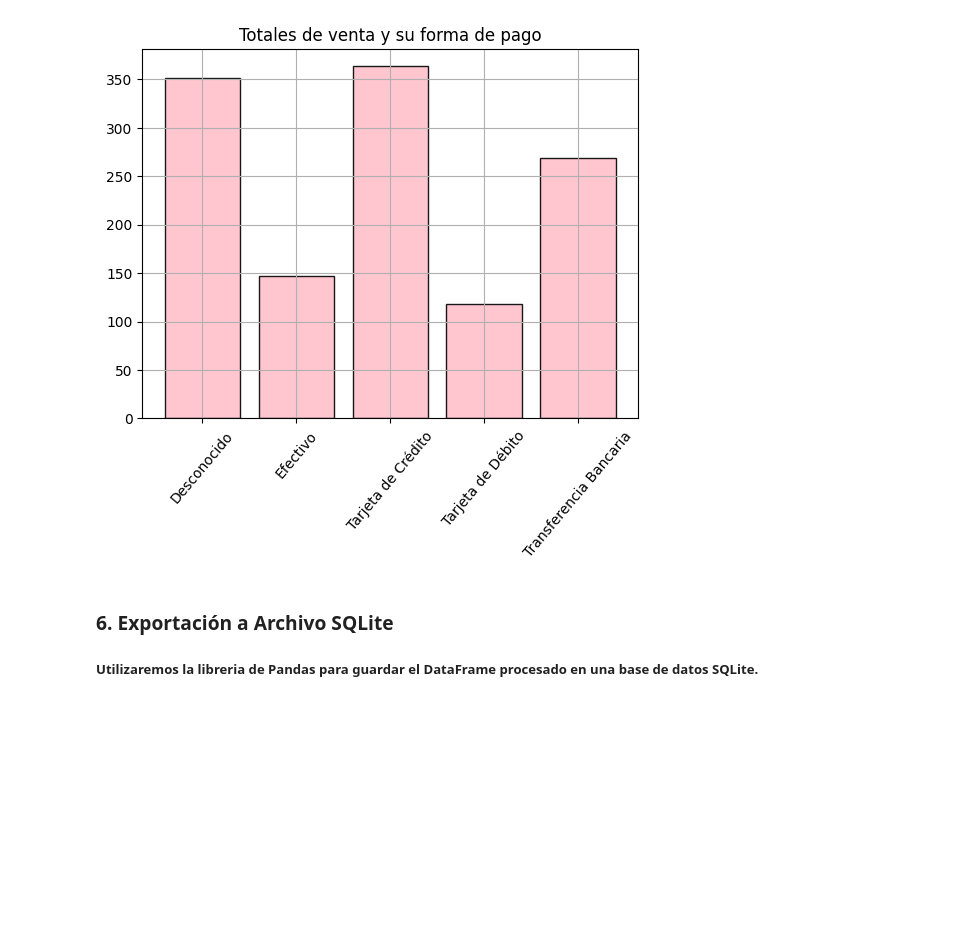
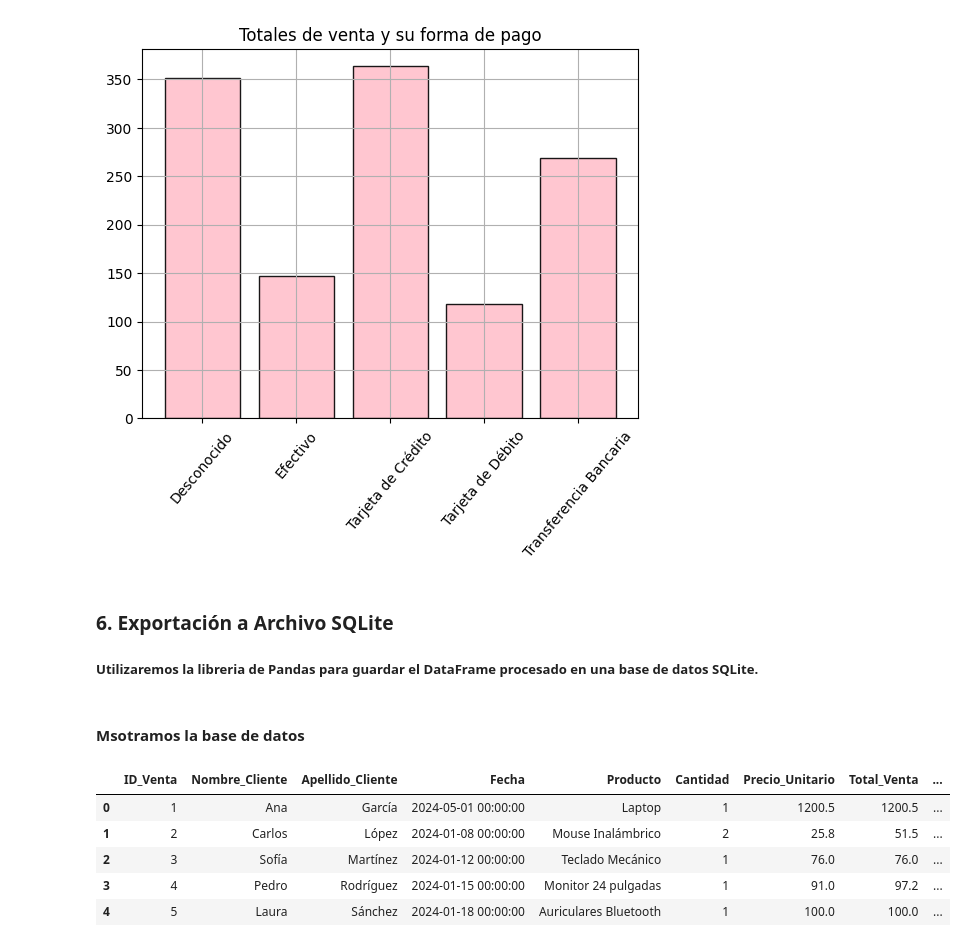
Before and after one commit to Emiliojoa/parcial1_tlp3_Emilio_Ortiz, a Jupyter notebook: main (3).ipynb, the cells around one changed output. Saved outputs shown, nothing was run; the diff lists cells and outputs as text; code cells hidden in the pictures; blank space fills up the shorter version.

Commit message:
build: :tada: se hizo el select a la base de datos para finalizar

```diff
--- a/main (3).ipynb
+++ b/main (3).ipynb
@@ -316,3 +316,16 @@ conn= sqlite3.connect("Ventas_normalizadas.SQLite")
 
 df.to_sql("Ventas", conn, if_exists="replace", index=False)
 conn.close()
+# %% [markdown]
+#### Msotramos la base de datos
+# %%
+conn= sqlite3.connect("Ventas_normalizadas.SQLite")
+df_base=pd.read_sql_query("SELECT * FROM Ventas", conn)
+df_base.head()
+# %% [output]
+|  | ID_Venta | Nombre_Cliente | Apellido_Cliente | Fecha | Producto | Cantidad | Precio_Unitario | Total_Venta | ... |
+| 0 | 1 | Ana | García | 2024-05-01 00:00:00 | Laptop | 1 | 1200.5 | 1200.5 | ... |
+| 1 | 2 | Carlos | López | 2024-01-08 00:00:00 | Mouse Inalámbrico | 2 | 25.8 | 51.5 | ... |
+| 2 | 3 | Sofía | Martínez | 2024-01-12 00:00:00 | Teclado Mecánico | 1 | 76.0 | 76.0 | ... |
+| 3 | 4 | Pedro | Rodríguez | 2024-01-15 00:00:00 | Monitor 24 pulgadas | 1 | 91.0 | 97.2 | ... |
+| 4 | 5 | Laura | Sánchez | 2024-01-18 00:00:00 | Auriculares Bluetooth | 1 | 100.0 | 100.0 | ... |
```
